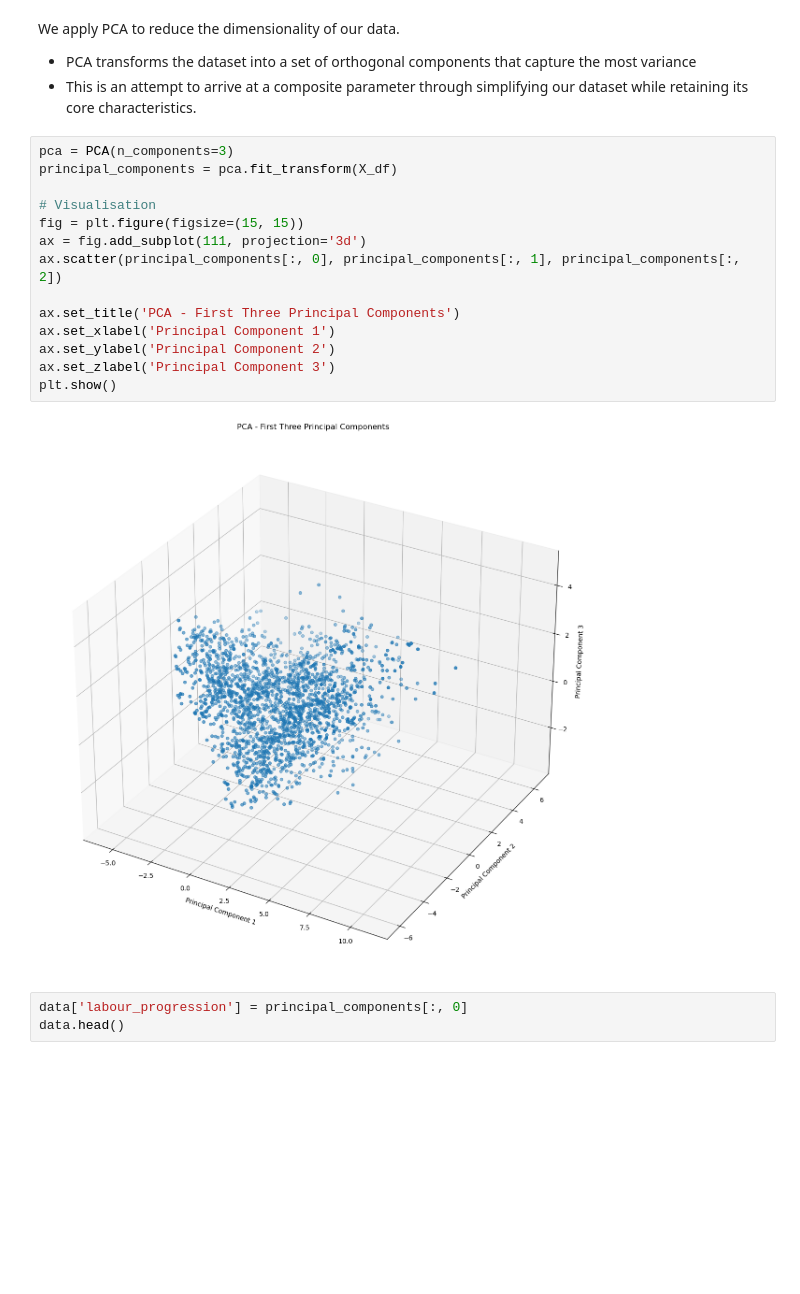
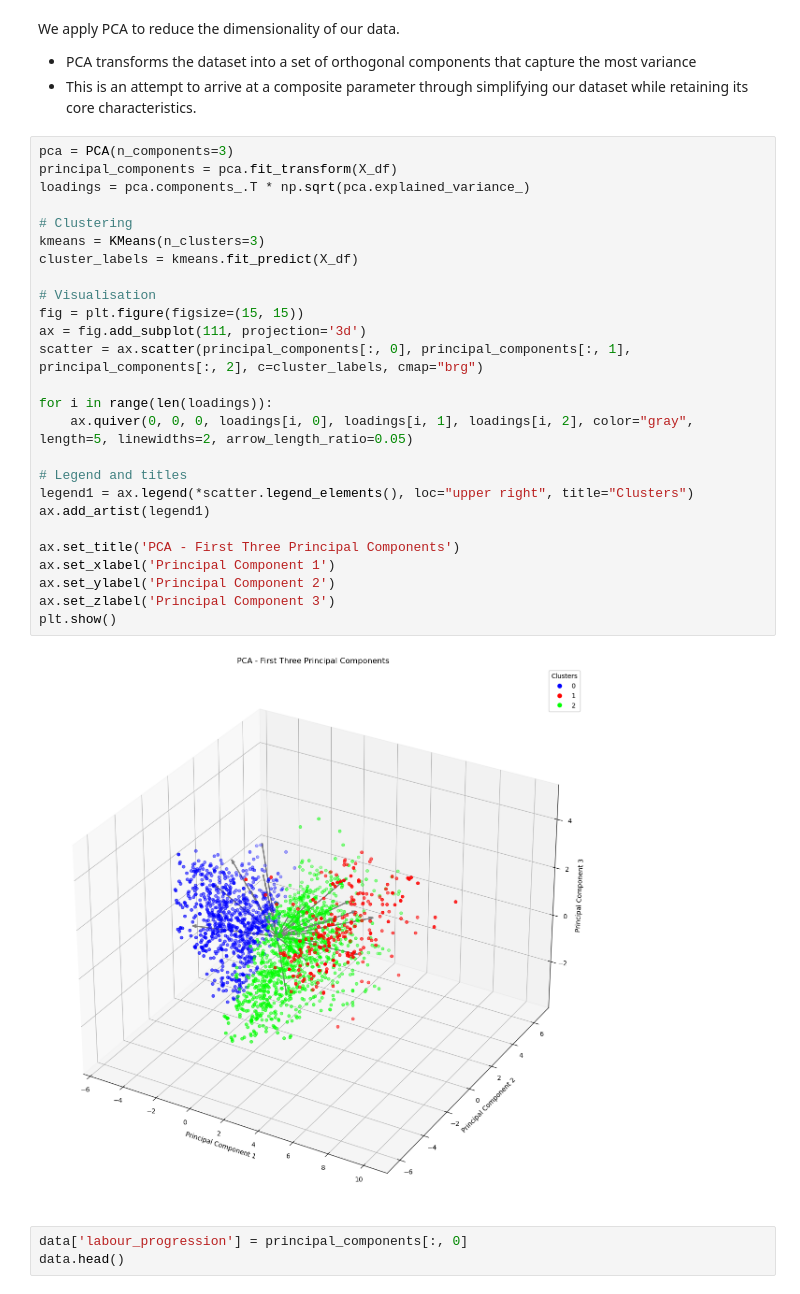
Before and after one commit to evanyan13/fetu_poc, a Jupyter notebook: proof_of_concept/compute_labour_progression.ipynb, the cells around one changed output. Drawn from its saved outputs; the diff is of its cells as text; blank space fills up the shorter version.

```diff
--- a/proof_of_concept/compute_labour_progression.ipynb
+++ b/proof_of_concept/compute_labour_progression.ipynb
@@ -122,19 +123,31 @@ We apply PCA to reduce the dimensionality of our data.
 # %%
 pca = PCA(n_components=3)
 principal_components = pca.fit_transform(X_df)
+loadings = pca.components_.T * np.sqrt(pca.explained_variance_)
+
+# Clustering
+kmeans = KMeans(n_clusters=3)
+cluster_labels = kmeans.fit_predict(X_df)
 
 # Visualisation
 fig = plt.figure(figsize=(15, 15))
 ax = fig.add_subplot(111, projection='3d')
-ax.scatter(principal_components[:, 0], principal_components[:, 1], principal_components[:, 2])
+scatter = ax.scatter(principal_components[:, 0], principal_components[:, 1], principal_components[:, 2], c=cluster_labels, cmap="brg")
+
+for i in range(len(loadings)):
+    ax.quiver(0, 0, 0, loadings[i, 0], loadings[i, 1], loadings[i, 2], color="gray", length=5, linewidths=2, arrow_length_ratio=0.05)
+
+# Legend and titles
+legend1 = ax.legend(*scatter.legend_elements(), loc="upper right", title="Clusters")
+ax.add_artist(legend1)
 
 ax.set_title('PCA - First Three Principal Components')
 ax.set_xlabel('Principal Component 1')
 ax.set_ylabel('Principal Component 2')
 ax.set_zlabel('Principal Component 3')
 plt.show()
 # %% [output]
-[figure, old version]
+[figure, new version]
 # %%
 data['labour_progression'] = principal_components[:, 0]
 data.head()
```
Also changed, not shown: parts of 3 cells of this notebook, 2 other files.
